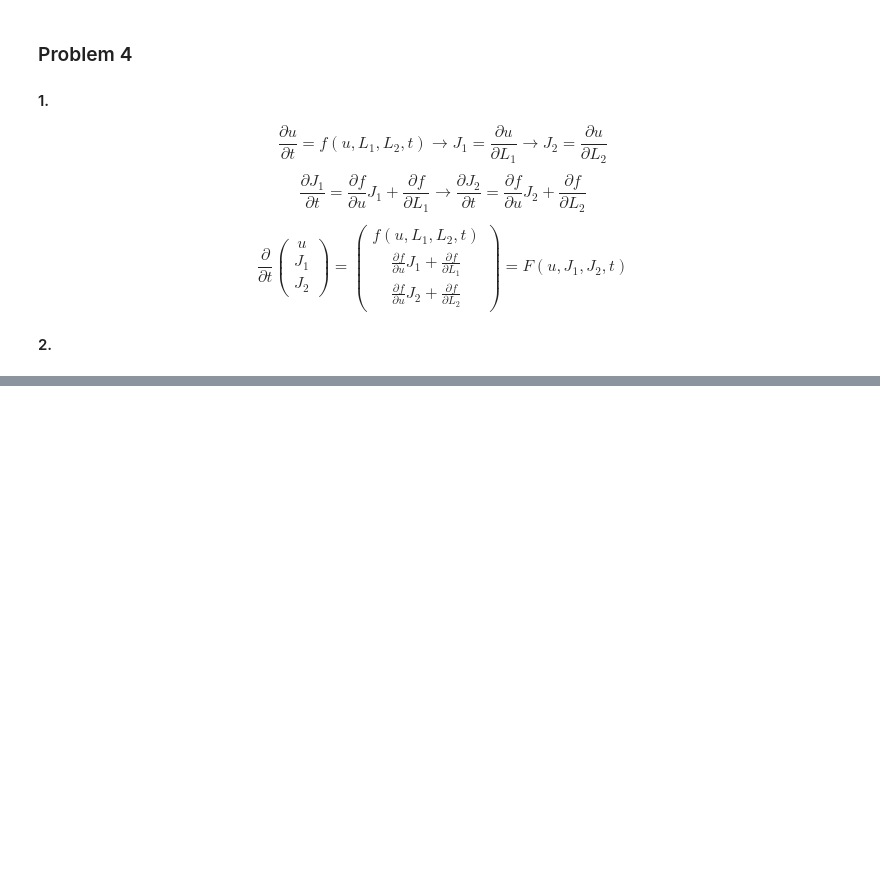
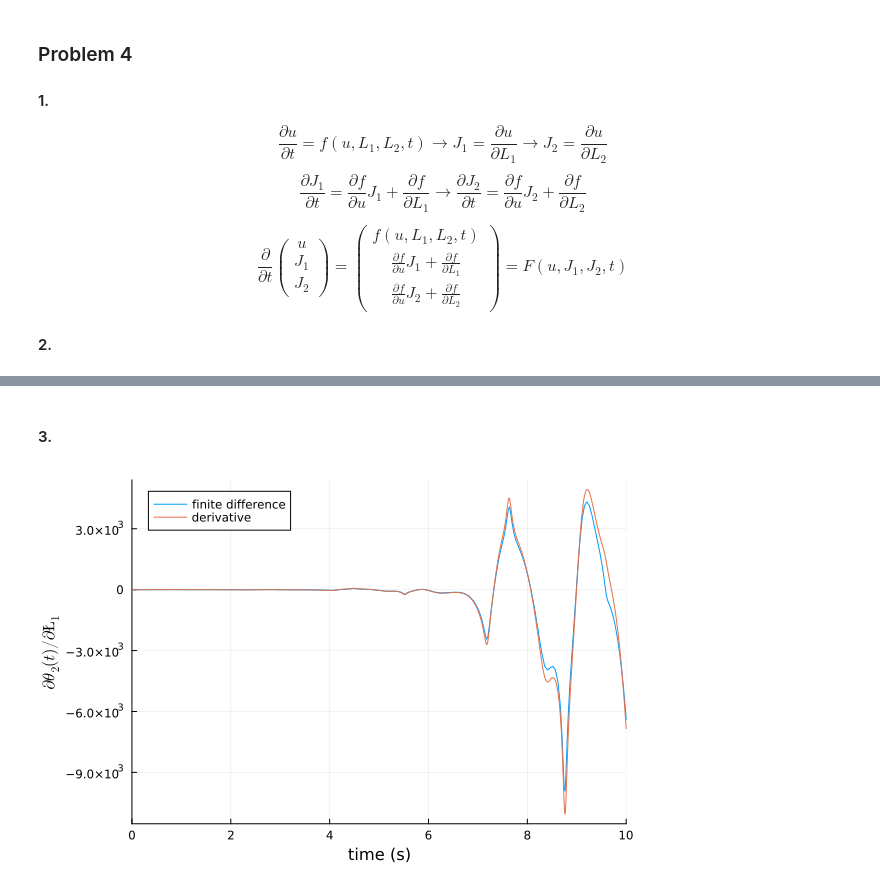
Before and after one commit to anthonysdone/18.063, a Jupyter notebook: 18.063 Pset 2.ipynb, the cells around one changed output, grey strips where cells are left out. Saved outputs shown, nothing was run; the diff lists cells and outputs as text; code cells hidden in the pictures; blank space fills up the shorter version.

```diff
--- a/18.063 Pset 2.ipynb
+++ b/18.063 Pset 2.ipynb
@@ -144,0 +166,12 @@ plot!(xlabel="time (s)", ylabel=L"\partial\theta_2(t)/\partial\L2(0)")
+# %% [markdown]
+#### 3.
+# %%
+prob1_delta = ODEProblem(doublependulum, @SVector[2, 2, 0, 0], tspan, (; l1=1 + 1E-5, l2=1, m1=0.1, m2=0.1))
+sol1_delta = solve(prob1_delta, reltol = 1e-10)
+
+dθ₂ = sol1_delta(sol1.t)[2,:] - sol1[2,:]
+plot(sol1.t, dθ₂ / 1e-5, label="finite difference")
+plot!(sol_diff, idxs=6, label="derivative")
+plot!(xlabel="time (s)", ylabel=L"\partial\theta_2(t)/\partial\L_1")
+# %% [output]
+[figure, added]
```
Also changed, not shown: parts of 7 cells of this notebook.
